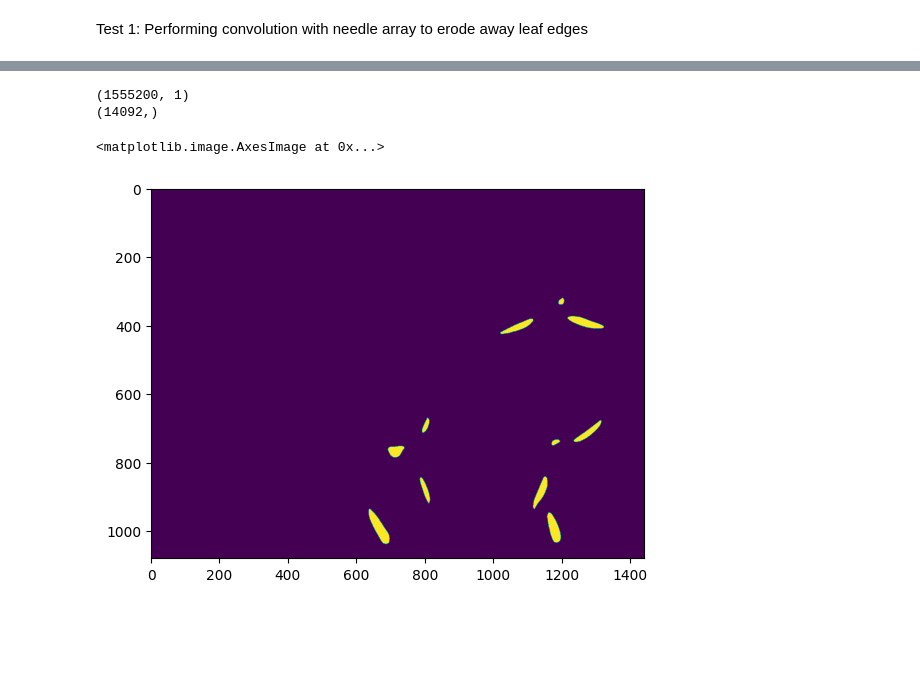
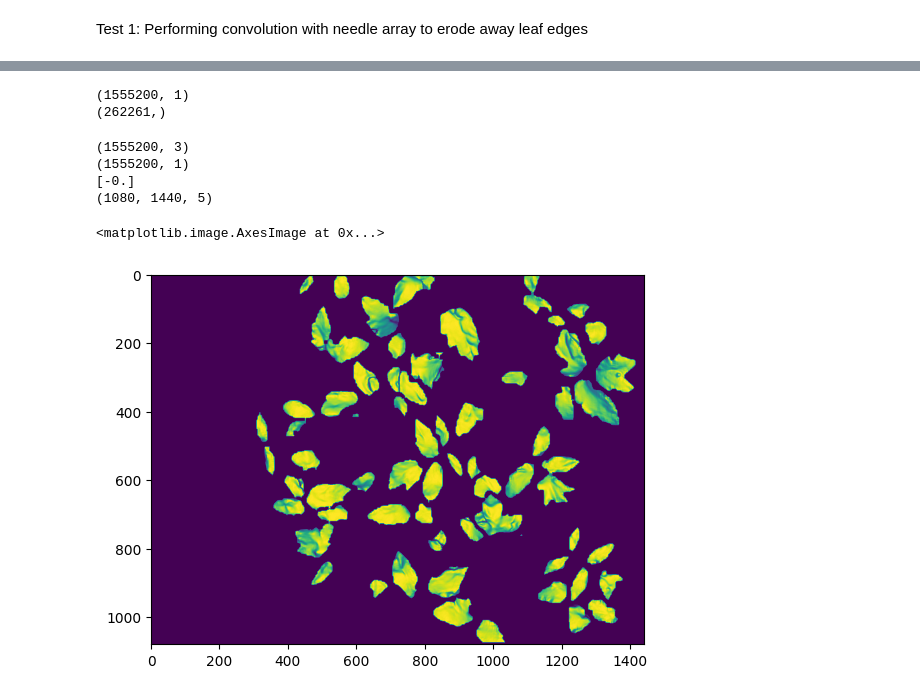
Before and after one commit to dfriishecht/leaf-grasping-point, a Jupyter notebook: PCDandDepth/find_optimal_leaf.ipynb, the cells around one changed output, grey strips where cells are left out. Drawn from its saved outputs; the diff is of its cells as text; code cells hidden in the pictures; blank space fills up the shorter version.

```diff
--- a/PCDandDepth/find_optimal_leaf.ipynb
+++ b/PCDandDepth/find_optimal_leaf.ipynb
@@ -136,9 +139,9 @@ def do_convolution(kernel, mask):
 # %%
 
 binary_grasp_mask = graspable_mask >=1
-leafs[:,:,0] = leafs[:,:,0]*binary_grasp_mask
-leafs[:,:,1] = leafs[:,:,1]*binary_grasp_mask
-leafs[:,:,2] = leafs[:,:,2]*binary_grasp_mask
+#leafs[:,:,0] = leafs[:,:,0]*binary_grasp_mask
+#leafs[:,:,1] = leafs[:,:,1]*binary_grasp_mask
+#leafs[:,:,2] = leafs[:,:,2]*binary_grasp_mask
 leafs[:,:,3] = leafs[:,:,3]*binary_grasp_mask
 leafs_ = np.reshape(leafs[:,:,0:3], (1555200, 3))
 print(leafs_.shape)
@@ -182,15 +185,28 @@ leaf_flatness = np.zeros((1555200, 1))
 print(leaf_flatness.shape)
 print(normal_orientation.shape)
 j=0
-for i in inverse_index[0]:
-    leafs_[i,0] = normal_orientation[j]
-    j+1
+for i in range(len(inverse_index[0])):
+    current_index = inverse_index[0][i]
+    leaf_flatness[current_index,0] = normal_orientation[j]
+    j+=1
 # %% [output]
 (1555200, 1)
-(14092,)
+(262261,)
-# %%
-leafs_orient = np.reshape(leafs_, (1080,1440,3))
-plt.imshow(leafs_orient[:,:,0])
-# %% [output]
-<matplotlib.image.AxesImage at 0x...>
-[figure, removed]
+# %%
+print(leafs_.shape)
+print(leaf_flatness.shape)
+leaf_flatness = np.reshape(leaf_flatness, (1080,1440,1))
+leafs = np.concatenate((leafs, leaf_flatness), axis=2)
+print(np.unique(leafs[:,0]))
+print(leafs.shape)
+# %% [output]
+(1555200, 3)
+(1555200, 1)
+[-0.]
+(1080, 1440, 5)
+# %%
+
+plt.imshow(leafs[:,:,4])
+# %% [output]
+<matplotlib.image.AxesImage at 0x...>
+[figure, added]
```
Also changed, not shown: parts of 8 cells of this notebook, 1 other file.
